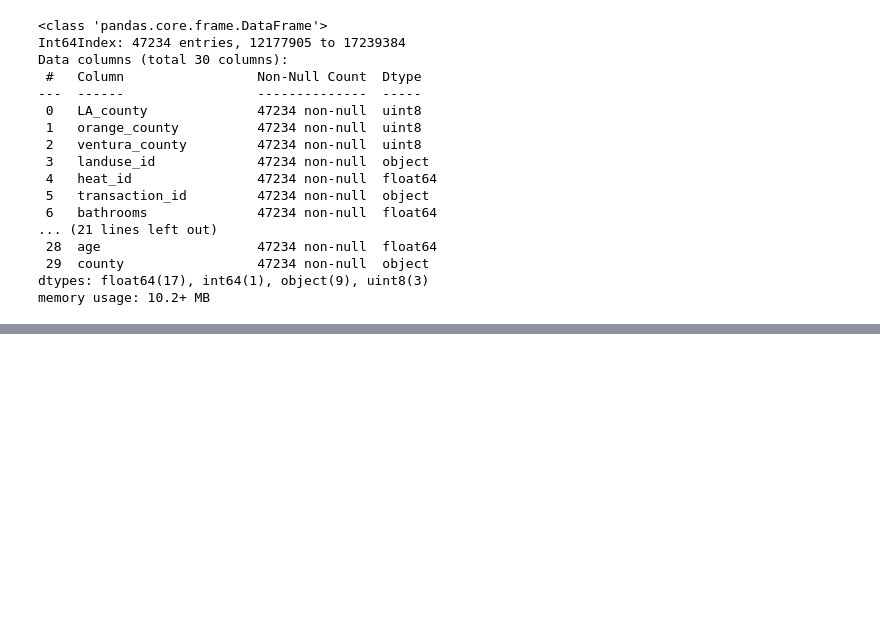
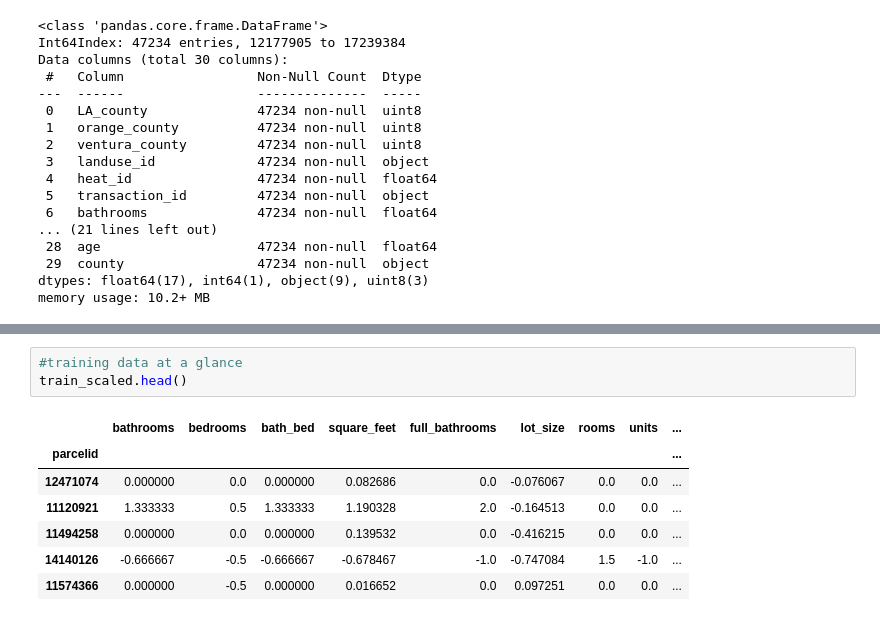
Before and after one commit to HopperTeam6/Zillow_Clustering_Project, a Jupyter notebook: bondy_property_workbook.ipynb, the cells around one changed output, grey strips where cells are left out. Drawn from its saved outputs; the diff is of its cells as text; blank space fills up the shorter version.

```diff
--- a/bondy_property_workbook.ipynb
+++ b/bondy_property_workbook.ipynb
@@ -1054,0 +1119,11 @@ memory usage: 10.2+ MB
+# %%
+#training data at a glance
+train_scaled.head()
+# %% [output]
+|  | bathrooms | bedrooms | bath_bed | square_feet | full_bathrooms | lot_size | rooms | units | ... |
+| parcelid |  |  |  |  |  |  |  |  | ... |
+| 12471074 | 0.000000 | 0.0 | 0.000000 | 0.082686 | 0.0 | -0.076067 | 0.0 | 0.0 | ... |
+| 11120921 | 1.333333 | 0.5 | 1.333333 | 1.190328 | 2.0 | -0.164513 | 0.0 | 0.0 | ... |
+| 11494258 | 0.000000 | 0.0 | 0.000000 | 0.139532 | 0.0 | -0.416215 | 0.0 | 0.0 | ... |
+| 14140126 | -0.666667 | -0.5 | -0.666667 | -0.678467 | -1.0 | -0.747084 | 1.5 | -1.0 | ... |
+| 11574366 | 0.000000 | -0.5 | 0.000000 | 0.016652 | 0.0 | 0.097251 | 0.0 | 0.0 | ... |
```
Also changed, not shown: parts of 17 cells of this notebook.
